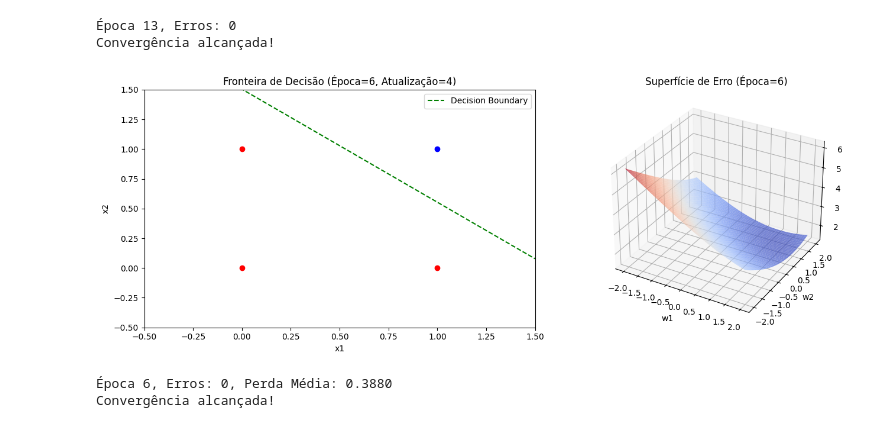
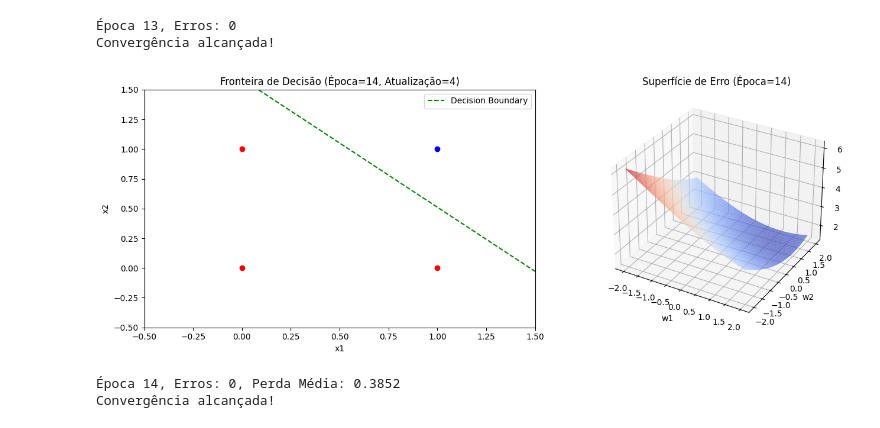
Before and after one commit to viniciusandrre/Redes-Neurais, a Jupyter notebook: codigo/Cópia_de_slides_13_redes_neurais_p3_pratica_1.ipynb, the cells around one changed output. Cells and saved outputs as stored; diff of their text form; code cells hidden in the pictures.

```diff
--- a/codigo/Cópia_de_slides_13_redes_neurais_p3_pratica_1.ipynb
+++ b/codigo/Cópia_de_slides_13_redes_neurais_p3_pratica_1.ipynb
@@ -2458,8 +2458,8 @@ lr = 0.4        # Taxa de aprendizado
 max_epochs = 15 # Número máximo de épocas
 
 # Pesos (w1, w2) e bias inicializados aleatoriamente
-W = np.random.randn(2)   # w1, w2
-b = np.random.randn()    # bias
+W = np.random.randn(2) * 0.01   # w1, w2
+b = np.random.randn()  * 0.01  # bias
 
 # -------------------------------------------------------
 # 3) FUNÇÃO DE ATIVAÇÃO SIGMOIDE
@@ -2553,33 +2553,33 @@ for epoch in range(1, max_epochs+1):
 
         # Cálculo da perda (entropia cruzada)
         loss = cross_entropy_loss(y[i], y_pred)
         total_loss += loss
 
         # Cálculo do gradiente
         e = y_pred - y[i]  # Derivada da entropia cruzada em relação a z
         grad_W = e * X[i]  # Gradiente em relação aos pesos
         grad_b = e         # Gradiente em relação ao bias
 
         # Atualização dos pesos e bias
         W -= lr * grad_W
         b -= lr * grad_b
 
         # Verifica se a previsão está incorreta
         if abs(e) > 0.5:  # Considera um erro se a diferença for significativa
             error_count += 1
 
         # Plotagem da fronteira de decisão a cada atualização
         clear_output(wait=True)
         plot_all(W, b, X, y, epoch, update_i=i + 1)
         time.sleep(0.1)
 
     print(f"Época {epoch}, Erros: {error_count}, Perda Média: {total_loss / len(X):.4f}")
 
     # Se convergiu (sem erros), para o treinamento
     if error_count == 0:
         print("Convergência alcançada!")
         break
 # %% [output]
-[figure, old version]
+[figure, new version]
-Época 6, Erros: 0, Perda Média: 0.3880
+Época 14, Erros: 0, Perda Média: 0.3852
 Convergência alcançada!
```
Also changed, not shown: parts of 4 cells of this notebook.
